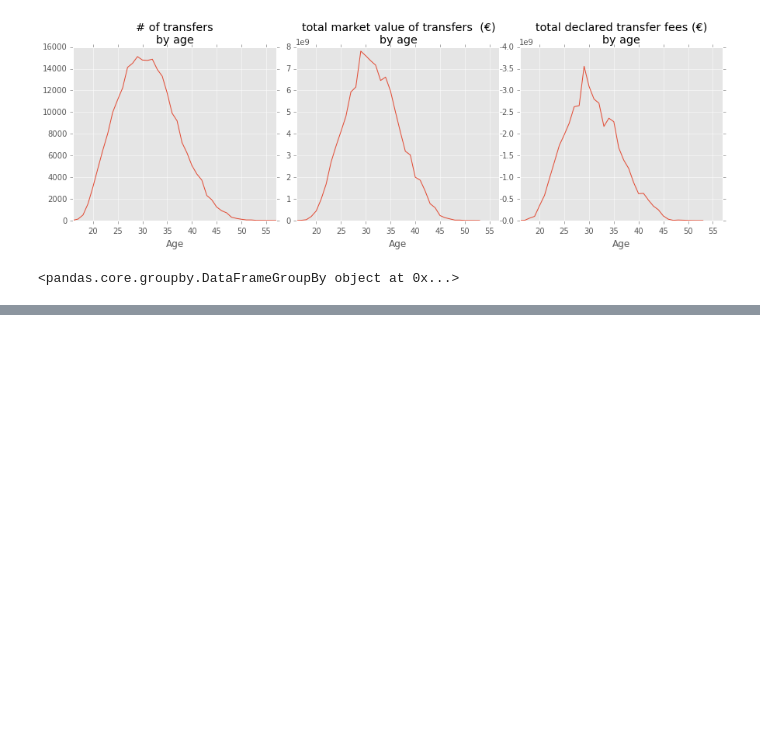
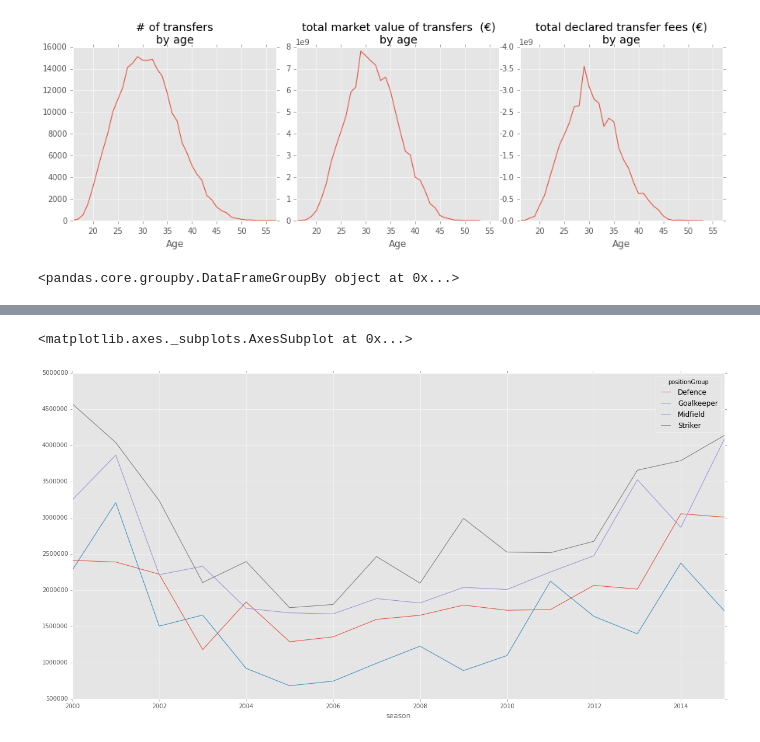
Before and after one commit to kebuhcah/soccer-history, a Jupyter notebook: notebooks/age_distributions.ipynb, the cells around one changed output, grey strips where cells are left out. Drawn from its saved outputs; the diff is of its cells as text; code cells hidden in the pictures; blank space fills up the shorter version.

```diff
--- a/notebooks/age_distributions.ipynb
+++ b/notebooks/age_distributions.ipynb
@@ -149,0 +150,5 @@ fig.savefig('loan_intl.png')
+# %%
+nonloans[(nonloans.feeValue>0)&(nonloans.season>=2000)].groupby(['season','positionGroup'])['feeValue'].mean().unstack().plot.line(figsize=(20,10))
+# %% [output]
+<matplotlib.axes._subplots.AxesSubplot at 0x...>
+[figure, added]
```
Also changed, not shown: parts of 11 cells of this notebook, 7 other files.
